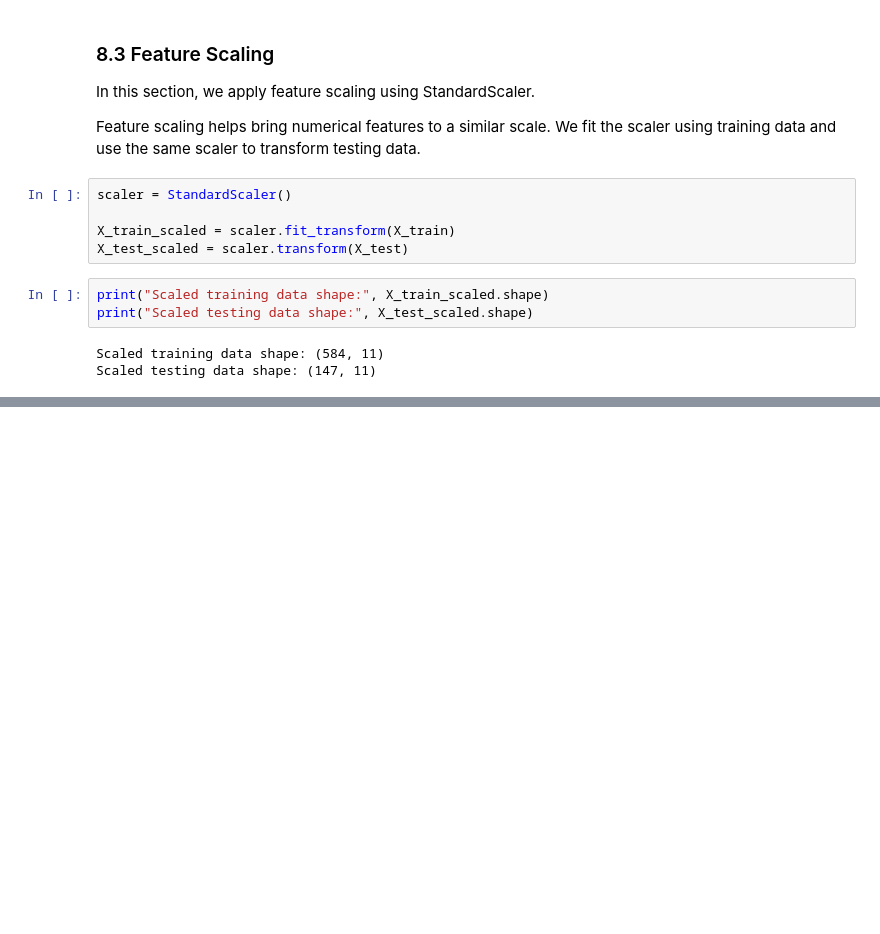
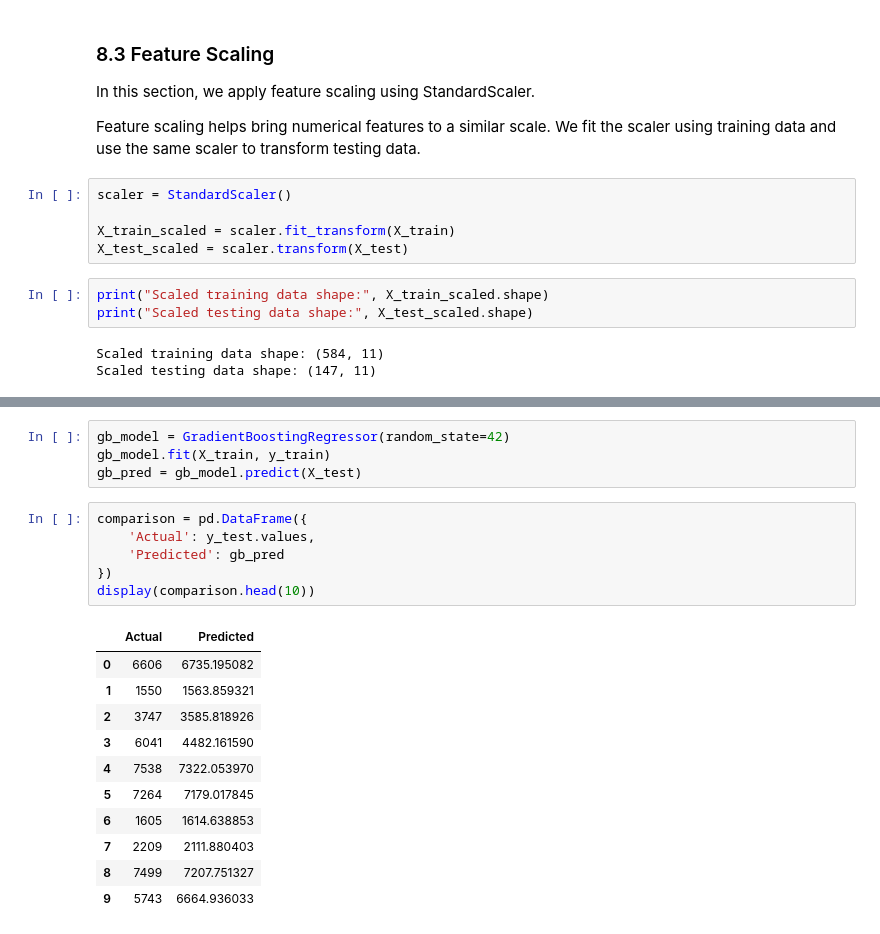
Before and after one commit to ChaitanyaGirase/Bike-Rental-Prediction, a Jupyter notebook: notebooks/bike_rental_analysis.ipynb, the cells around one changed output, grey strips where cells are left out. Drawn from its saved outputs; the diff is of its cells as text; blank space fills up the shorter version.

```diff
--- a/notebooks/bike_rental_analysis.ipynb
+++ b/notebooks/bike_rental_analysis.ipynb
@@ -886,0 +1025,22 @@ Scaled testing data shape: (147, 11)
+# %%
+gb_model = GradientBoostingRegressor(random_state=42)
+gb_model.fit(X_train, y_train)
+gb_pred = gb_model.predict(X_test)
+# %%
+comparison = pd.DataFrame({
+    'Actual': y_test.values,
+    'Predicted': gb_pred
+})
+display(comparison.head(10))
+# %% [output]
+|  | Actual | Predicted |
+| 0 | 6606 | 6735.195082 |
+| 1 | 1550 | 1563.859321 |
+| 2 | 3747 | 3585.818926 |
+| 3 | 6041 | 4482.161590 |
+| 4 | 7538 | 7322.053970 |
+| 5 | 7264 | 7179.017845 |
+| 6 | 1605 | 1614.638853 |
+| 7 | 2209 | 2111.880403 |
+| 8 | 7499 | 7207.751327 |
+| 9 | 5743 | 6664.936033 |
```
Also changed, not shown: parts of 15 cells of this notebook.
